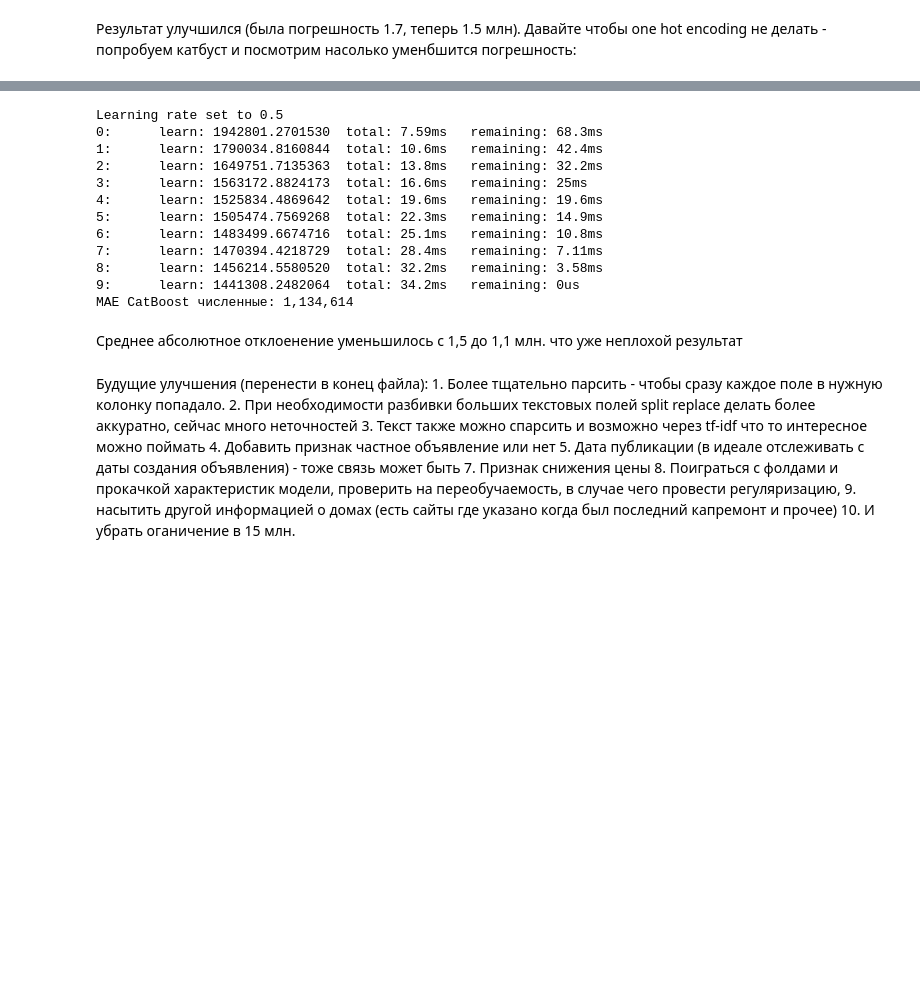
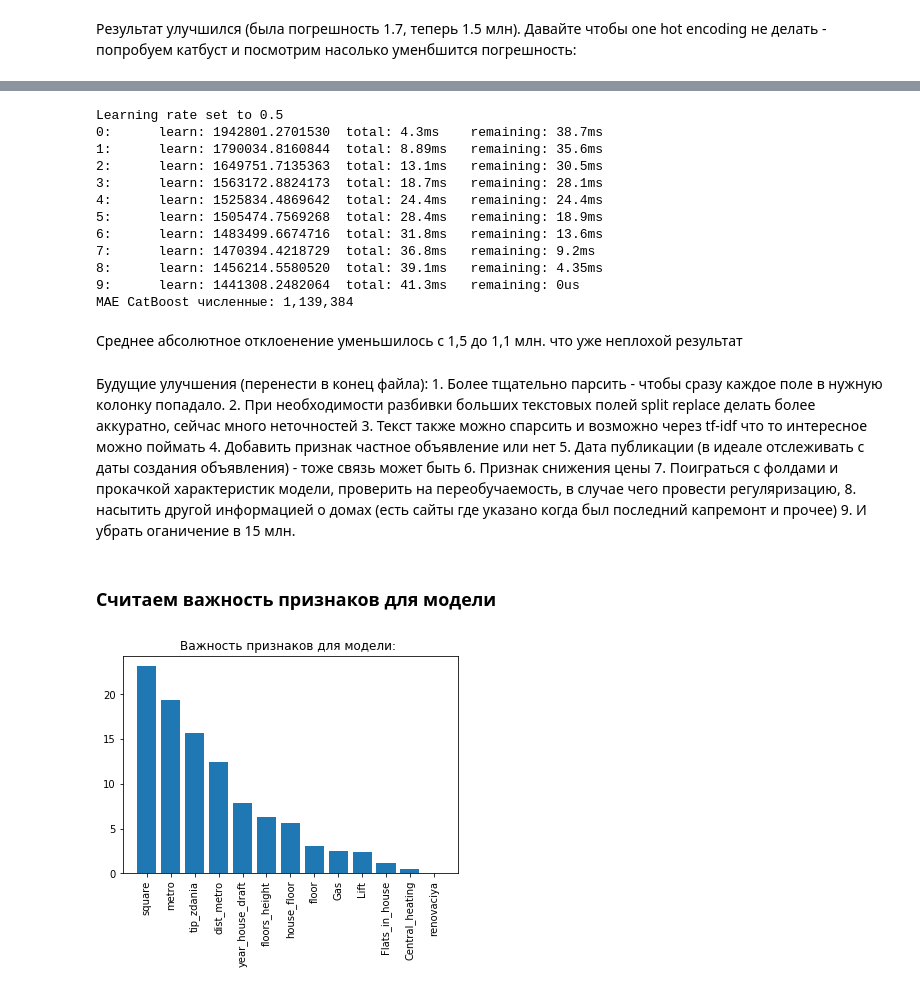
Before and after one commit to Zzema/avito_nedvizhimost_analyse, a Jupyter notebook: price forecast avito flats.ipynb, the cells around one changed output, grey strips where cells are left out. Cells and saved outputs as stored; diff of their text form; code cells hidden in the pictures; blank space fills up the shorter version.

Commit message:
Add feature importance

```diff
--- a/price forecast avito flats.ipynb
+++ b/price forecast avito flats.ipynb
@@ -414,5 +414,7 @@ Learning rate set to 0.5
 MAE CatBoost численные: 1,342,058
 # %%
+full_data_base1['metro'] = full_data_base1['metro'].astype('str')
+full_data_base1['tip_zdania'] = full_data_base1['tip_zdania'].astype('str')
 cols_cat=list(num_columns)#list(num_columns).append(['metro','tip_zdania'])
 cols_cat.append('metro')
 cols_cat.append('tip_zdania')
@@ -424,17 +426,17 @@ catboost_mae = mean_absolute_error(preds, test_y)
 print("MAE CatBoost численные: {:,.0f}".format(catboost_mae))
 # %% [output]
 Learning rate set to 0.5
-0:      learn: 1942801.2701530  total: 7.59ms   remaining: 68.3ms
-1:      learn: 1790034.8160844  total: 10.6ms   remaining: 42.4ms
-2:      learn: 1649751.7135363  total: 13.8ms   remaining: 32.2ms
-3:      learn: 1563172.8824173  total: 16.6ms   remaining: 25ms
-4:      learn: 1525834.4869642  total: 19.6ms   remaining: 19.6ms
-5:      learn: 1505474.7569268  total: 22.3ms   remaining: 14.9ms
-6:      learn: 1483499.6674716  total: 25.1ms   remaining: 10.8ms
-7:      learn: 1470394.4218729  total: 28.4ms   remaining: 7.11ms
-8:      learn: 1456214.5580520  total: 32.2ms   remaining: 3.58ms
-9:      learn: 1441308.2482064  total: 34.2ms   remaining: 0us
-MAE CatBoost численные: 1,134,614
+0:      learn: 1942801.2701530  total: 4.3ms    remaining: 38.7ms
+1:      learn: 1790034.8160844  total: 8.89ms   remaining: 35.6ms
+2:      learn: 1649751.7135363  total: 13.1ms   remaining: 30.5ms
+3:      learn: 1563172.8824173  total: 18.7ms   remaining: 28.1ms
+4:      learn: 1525834.4869642  total: 24.4ms   remaining: 24.4ms
+5:      learn: 1505474.7569268  total: 28.4ms   remaining: 18.9ms
+6:      learn: 1483499.6674716  total: 31.8ms   remaining: 13.6ms
+7:      learn: 1470394.4218729  total: 36.8ms   remaining: 9.2ms
+8:      learn: 1456214.5580520  total: 39.1ms   remaining: 4.35ms
+9:      learn: 1441308.2482064  total: 41.3ms   remaining: 0us
+MAE CatBoost численные: 1,139,384
 # %% [markdown]
 Среднее абсолютное отклоенение уменьшилось с 1,5 до 1,1 млн. что уже неплохой результат
 # %% [markdown]
@@ -444,7 +446,25 @@ MAE CatBoost численные: 1,134,614
     3. Текст также можно спарсить и возможно через tf-idf что то интересное можно поймать
     4. Добавить признак частное объявление или нет
     5. Дата публикации (в идеале отслеживать с даты создания объявления) - тоже связь может быть
-    7. Признак снижения цены
-    8. Поиграться с фолдами и прокачкой характеристик модели, проверить на переобучаемость, в случае чего провести регуляризацию,
-    9. насытить другой информацией о домах (есть сайты где указано когда был последний капремонт и прочее)
-    10. И убрать оганичение в 15 млн.
+    6. Признак снижения цены
+    7. Поиграться с фолдами и прокачкой характеристик модели, проверить на переобучаемость, в случае чего провести регуляризацию,
+    8. насытить другой информацией о домах (есть сайты где указано когда был последний капремонт и прочее)
+    9. И убрать оганичение в 15 млн.
+# %% [markdown]
+### Считаем важность признаков для модели
+# %%
+#Вес признака
+feature_importances=model.get_feature_importance(Pool(train_X, train_y,cat_features=['metro','tip_zdania']))
+feature_importances
+#Сортировка
+indices = np.argsort(feature_importances)[::-1]
+count_features=13
+#Рисуем
+plt.figure()
+plt.title("Важность признаков для модели: " )
+plt.bar(range(count_features), feature_importances[indices])
+plt.xticks(range(count_features), train_X.columns[indices], rotation=90)
+plt.xlim([-1, count_features])
+plt.show()
+# %% [output]
+[figure, added]
```
Also changed, not shown: parts of 3 cells of this notebook.
